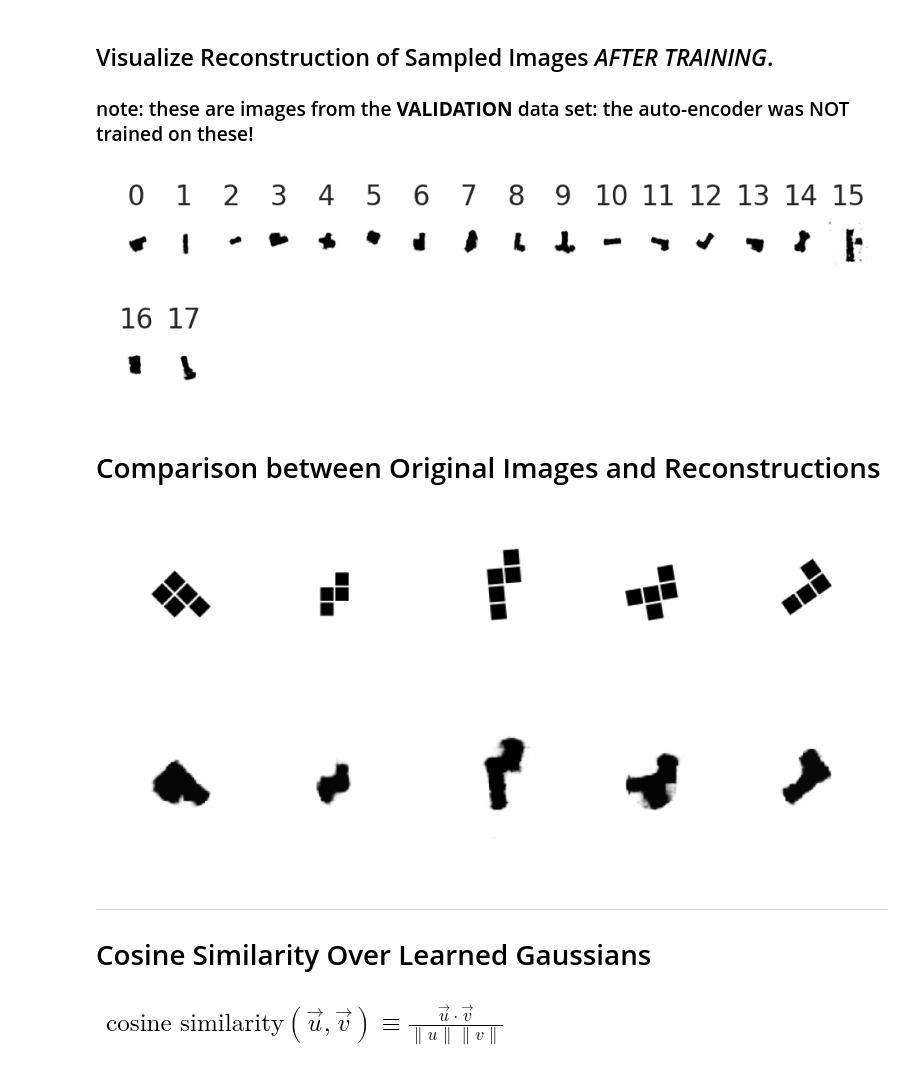
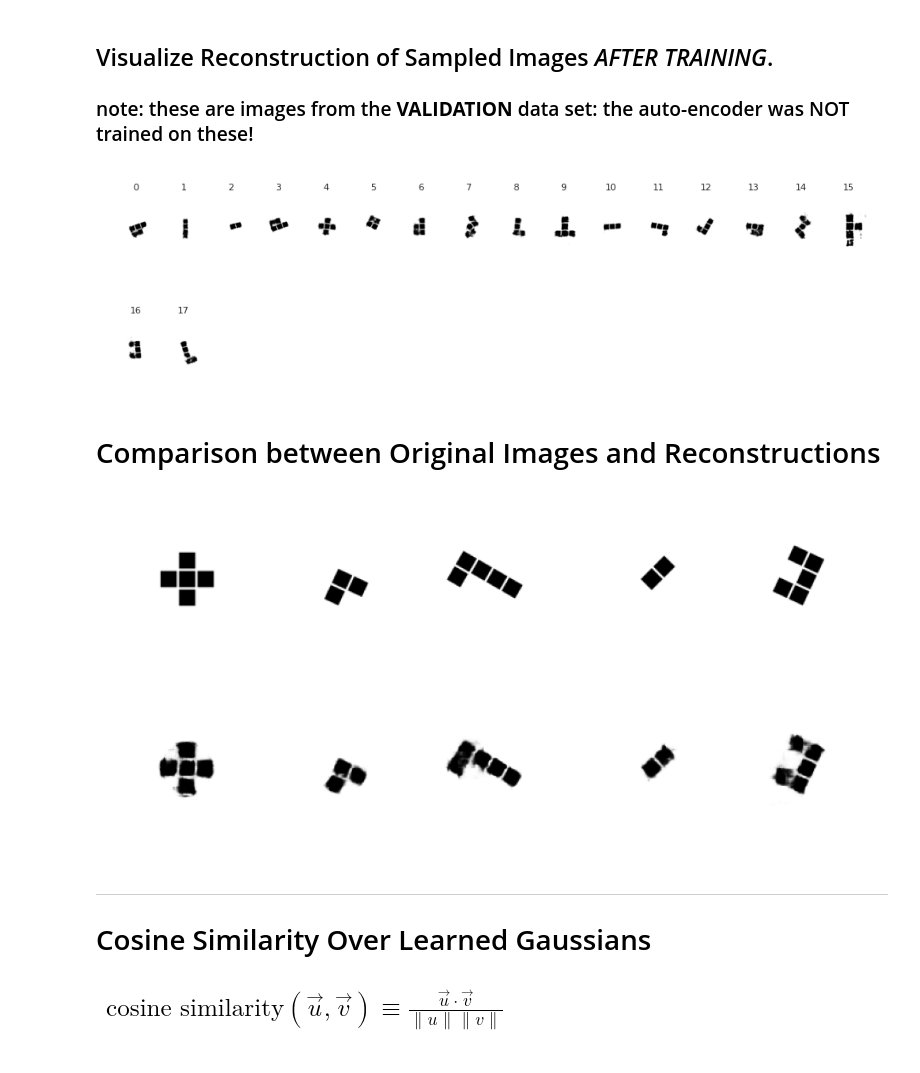
Before and after one commit to skugele/polyomino-imagery-env, a Jupyter notebook: notebooks/poly-learn.ipynb, the cells around one changed output. Saved outputs shown, nothing was run; the diff lists cells and outputs as text; code cells hidden in the pictures.

```diff
--- a/notebooks/poly-learn.ipynb
+++ b/notebooks/poly-learn.ipynb
@@ -213,8 +213,8 @@ class Encoder(tf.keras.layers.Layer):
     self.mu = tf.keras.layers.Dense(latent_dim, name='encoder/mu')
     self.sigma = tf.keras.layers.Lambda(lambda t: tf.keras.backend.exp(.5*t), name='encoder/sigma')
 
-  def call(self, inputs):
-    p = self.preprocessor(inputs)
+  def call(self, inputs, preprocess=True):
+    p = self.preprocessor(inputs) if preprocess else inputs
     x = self.conv1(p)
     x = self.maxpool1(x)
     x = self.conv2(x)
@@ -381,7 +371,7 @@ class BetaCVAE(tf.keras.Model):
     @property
     def metrics(self):
         return [
-            self.total_loss_tracker,
+            self.loss_tracker,
             self.recon_loss_tracker,
             self.kl_loss_tracker,
         ]
@@ -455,8 +420,8 @@ if TRAINING:
         train_ds,
         callbacks=[early_stop_callback],
         epochs=MAX_EPOCHS,
-        validation_data=val_ds,
+#         validation_data=val_ds,
         verbose=1
     )
 
-    plot_history(history, metrics=[('loss', 'val_loss')])
+    plot_history(history, metrics=[('loss', 'recon_loss', 'kl_loss')])
@@ -482,13 +428,13 @@ KeyboardInterrupt:
 # %%
 if SAVING_WEIGHTS:
     try:
-        model.save_weights(SAVE_PATH, save_format='tf')
+        vae.save_weights(SAVE_PATH, save_format='tf')
     except Exception as e:
         print(e)
 
 elif LOADING_WEIGHTS:
     try:
-        model.load_weights(SAVE_PATH)
+        vae.load_weights(SAVE_PATH)
     except Exception as e:
         print(e)
 # %% [markdown]
@@ -498,12 +444,12 @@ elif LOADING_WEIGHTS:
 # %%
 n = 64
 
 # visualize generation after training
-xs_recon, _, _ = model(x_val[0:n]) # latent vectors
+xs_recon, _, _ = vae(x_val[0:n]) # latent vectors
 
 fig = display_images(xs_recon[0:n], rows=4, cols=16, dpi=196, labels=range(n))
 # %% [output]
-[figure, old version]
+[figure, new version]
 # %% [markdown]
 # Comparison between Original Images and Reconstructions
 # %%
@@ -511,16 +457,16 @@ n = 5
 idxs = np.random.uniform(0, len(x_train), size=n).astype(int)
 images = x_train[idxs]
 
-mu, _, sigma, xs = encoder(images)
-zs = sampler((mu, sigma))
-xs_recon = decoder(zs)
+mu, _, sigma, xs = vae.encoder(images)
+zs = vae.sampler((mu, sigma))
+xs_recon = vae.decoder(zs)
 
 fig = display_images(xs, rows=1, cols=n, wspace=0.1, dpi=192)
 fig = display_images(xs_recon, rows=1, cols=n, wspace=0.1, dpi=192)
 # fig.savefig('recon.svg', format='svg', dpi=500)
 # %% [output]
-[figure, old version]
+[figure, new version]
-[figure, old version]
+[figure, new version]
 # %% [markdown]
 <hr>
 <h1> Cosine Similarity Over Learned Gaussians </h1>
```
Also changed, not shown: parts of 40 cells of this notebook.
